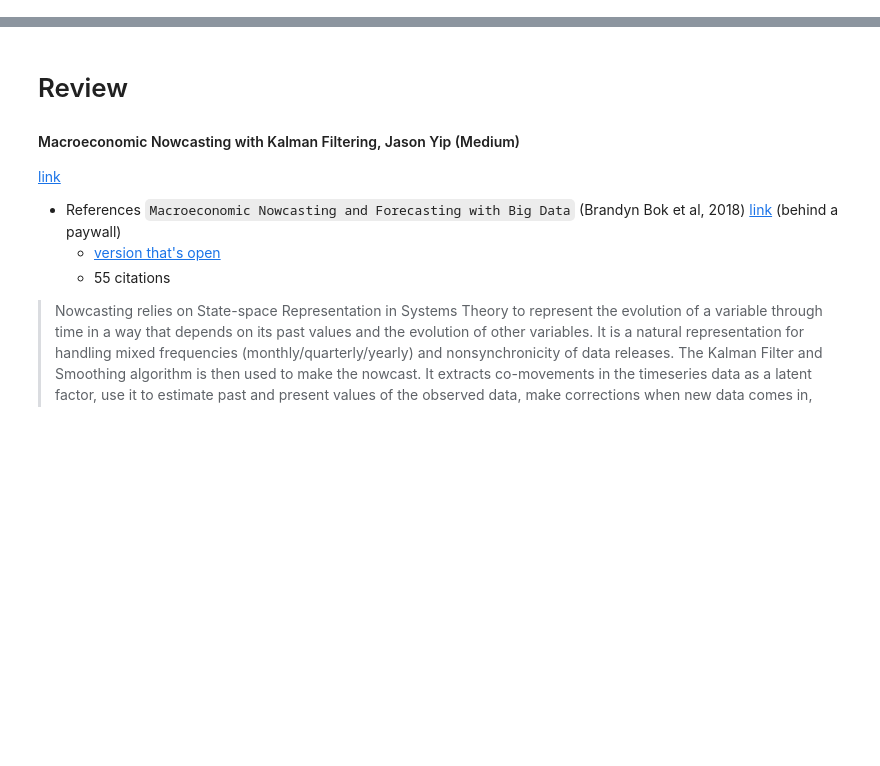
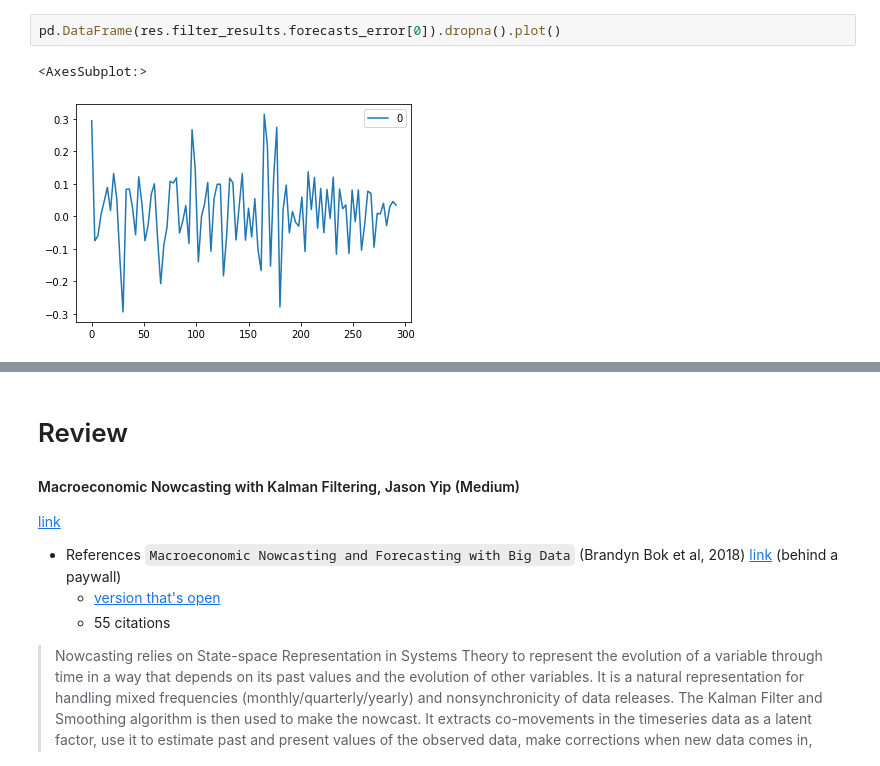
Before and after one commit to GeoffPidcock/ais-pacifimpact, a Jupyter notebook: notebooks/02--geoffpidcock--model-prototyping.ipynb, the cells around one changed output, grey strips where cells are left out. Drawn from its saved outputs; the diff is of its cells as text; blank space fills up the shorter version.

```diff
--- a/notebooks/02--geoffpidcock--model-prototyping.ipynb
+++ b/notebooks/02--geoffpidcock--model-prototyping.ipynb
@@ -12,0 +138,5 @@ Geoff Pidcock | PacifImpact | Sept 2020
+# %%
+pd.DataFrame(res.filter_results.forecasts_error[0]).dropna().plot()
+# %% [output]
+<AxesSubplot:>
+[figure, added]
```
Also changed, not shown: parts of 31 cells of this notebook, 1 other file.
